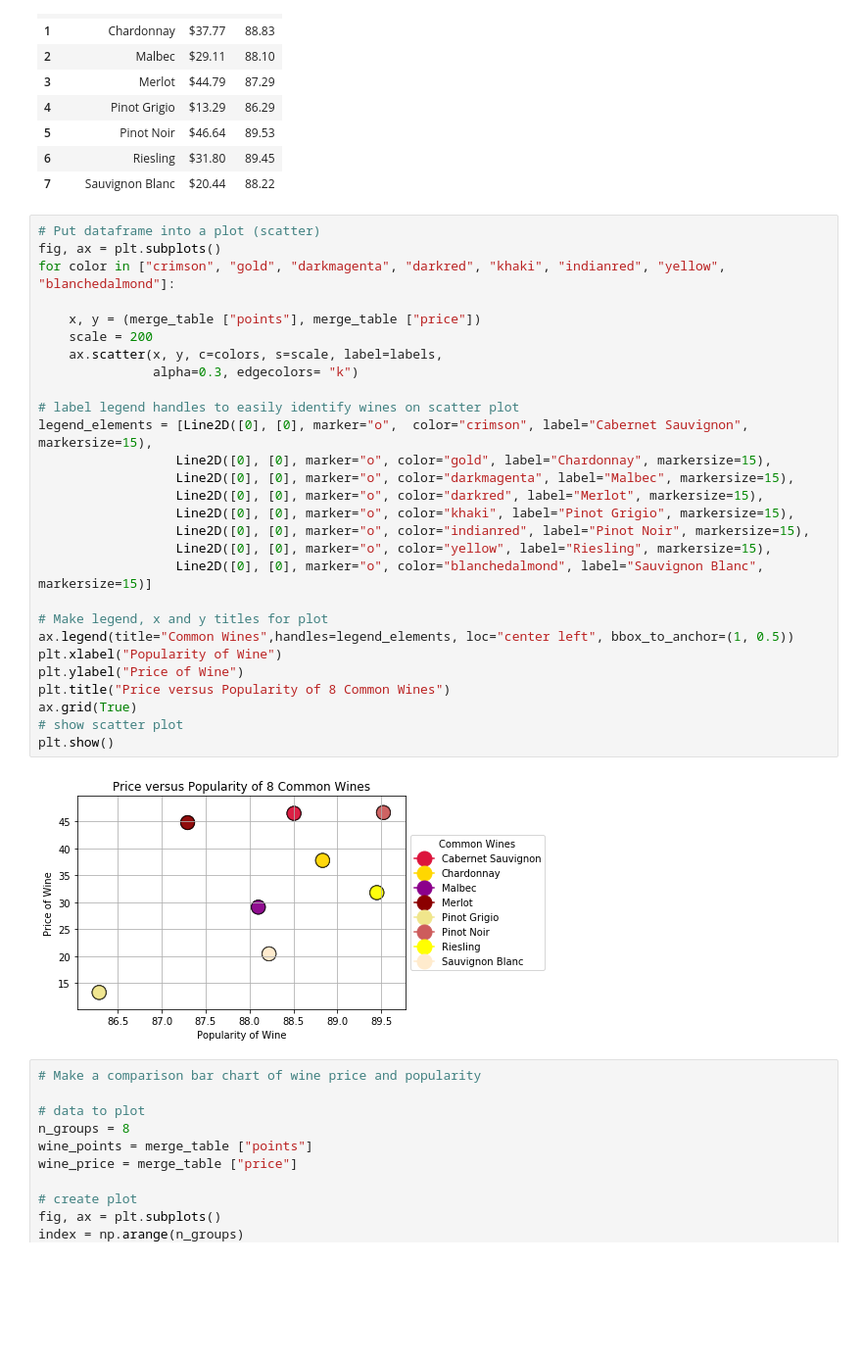
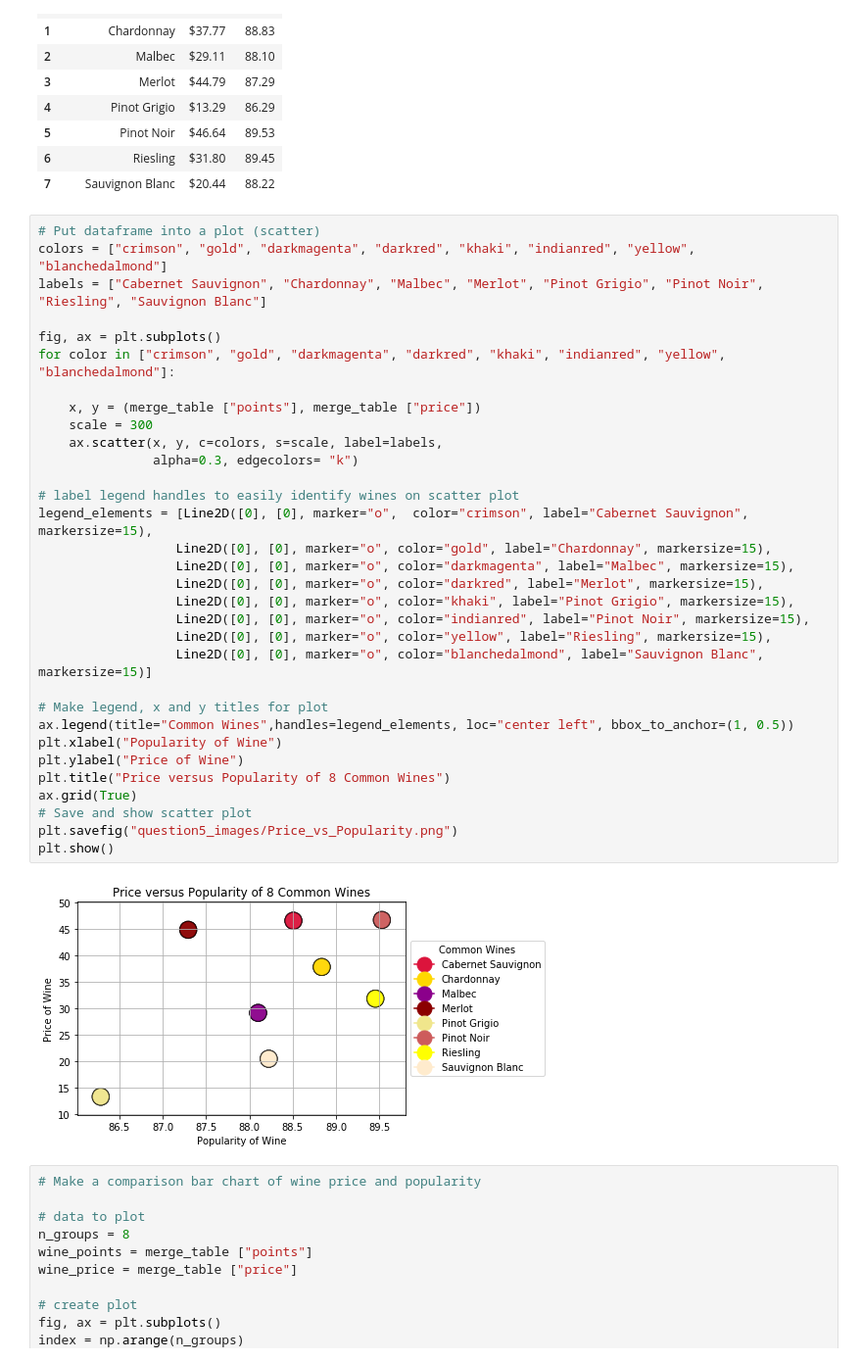
Before and after one commit to mcgeec91/Wine_Project, a Jupyter notebook: Anthony_Question5_Final.ipynb, the cells around one changed output. Shown at 98% size. Saved outputs shown, nothing was run; the diff lists cells and outputs as text; blank space fills up the shorter version.

Commit message:
created a new notebook w/ final question#5

```diff
--- a/Anthony_Question5_Final.ipynb
+++ b/Anthony_Question5_Final.ipynb
@@ -103,34 +103,38 @@ merge_table.style.format({"price":"${:,.2f}","points":"{:,.2f}"})
 | 7 | Sauvignon Blanc | $20.44 | 88.22 |
 # %%
 # Put dataframe into a plot (scatter)
+colors = ["crimson", "gold", "darkmagenta", "darkred", "khaki", "indianred", "yellow", "blanchedalmond"]
+labels = ["Cabernet Sauvignon", "Chardonnay", "Malbec", "Merlot", "Pinot Grigio", "Pinot Noir", "Riesling", "Sauvignon Blanc"]
+
 fig, ax = plt.subplots()
 for color in ["crimson", "gold", "darkmagenta", "darkred", "khaki", "indianred", "yellow", "blanchedalmond"]:
 
     x, y = (merge_table ["points"], merge_table ["price"])
-    scale = 200
+    scale = 300
     ax.scatter(x, y, c=colors, s=scale, label=labels,
                alpha=0.3, edgecolors= "k")
 
 # label legend handles to easily identify wines on scatter plot
 legend_elements = [Line2D([0], [0], marker="o",  color="crimson", label="Cabernet Sauvignon", markersize=15),
                   Line2D([0], [0], marker="o", color="gold", label="Chardonnay", markersize=15),
                   Line2D([0], [0], marker="o", color="darkmagenta", label="Malbec", markersize=15),
                   Line2D([0], [0], marker="o", color="darkred", label="Merlot", markersize=15),
                   Line2D([0], [0], marker="o", color="khaki", label="Pinot Grigio", markersize=15),
                   Line2D([0], [0], marker="o", color="indianred", label="Pinot Noir", markersize=15),
                   Line2D([0], [0], marker="o", color="yellow", label="Riesling", markersize=15),
                   Line2D([0], [0], marker="o", color="blanchedalmond", label="Sauvignon Blanc", markersize=15)]
 
 # Make legend, x and y titles for plot
 ax.legend(title="Common Wines",handles=legend_elements, loc="center left", bbox_to_anchor=(1, 0.5))
 plt.xlabel("Popularity of Wine")
 plt.ylabel("Price of Wine")
 plt.title("Price versus Popularity of 8 Common Wines")
 ax.grid(True)
-# show scatter plot
+# Save and show scatter plot
+plt.savefig("question5_images/Price_vs_Popularity.png")
 plt.show()
 # %% [output]
-[figure, old version]
+[figure, new version]
 # %%
 # Make a comparison bar chart of wine price and popularity
 
```
Also changed, not shown: 1 other file.
